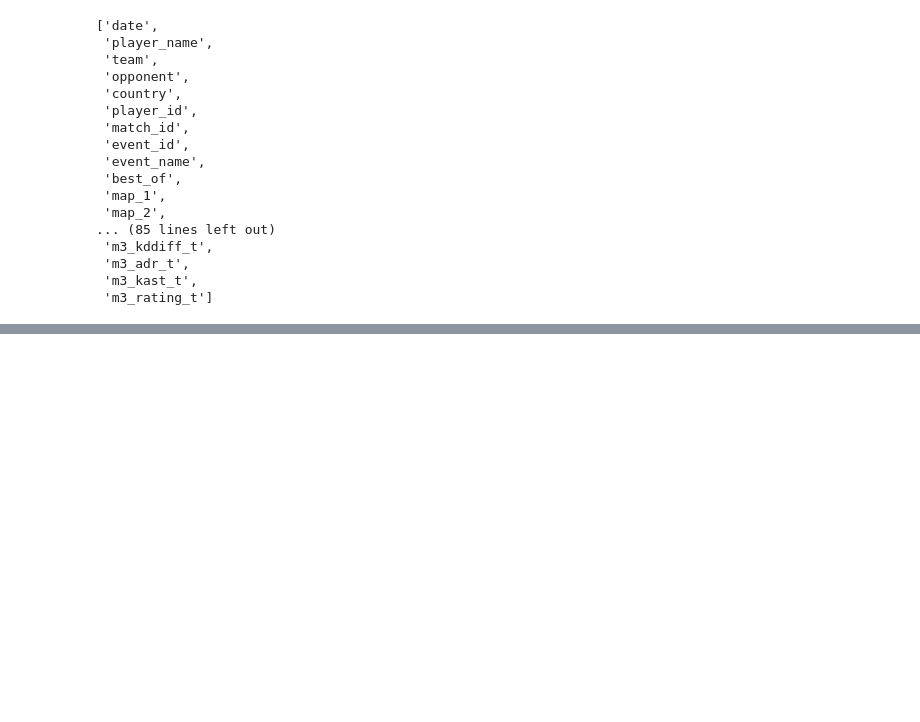
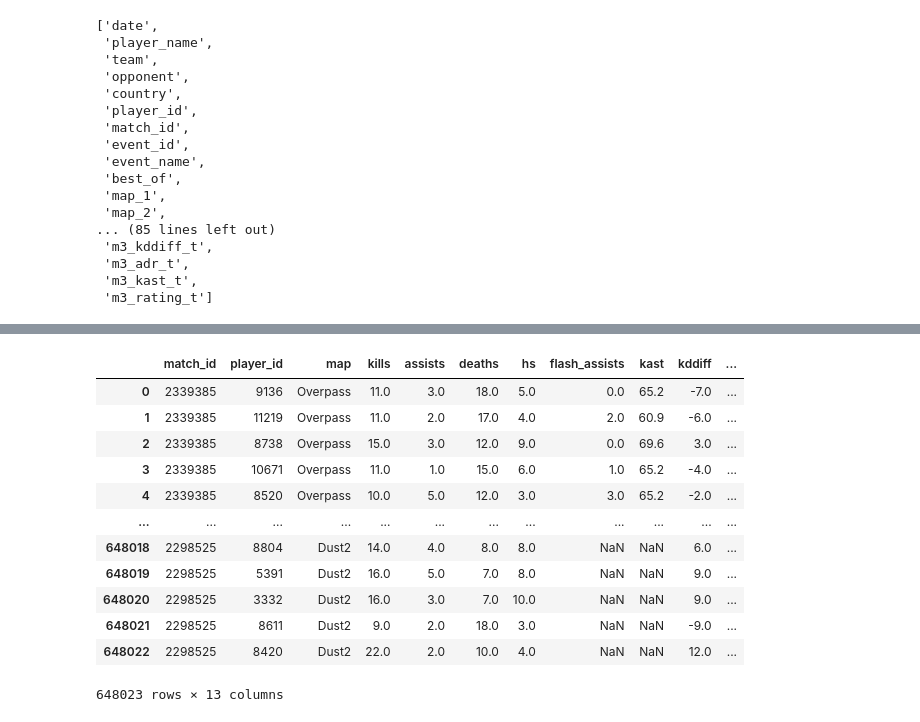
Before and after one commit to pqrt12/Final_Project, a Jupyter notebook: Notebook/ETL_process_historical_data.ipynb, the cells around one changed output, grey strips where cells are left out. Cells and saved outputs as stored; diff of their text form; code cells hidden in the pictures; blank space fills up the shorter version.

```diff
--- a/Notebook/ETL_process_historical_data.ipynb
+++ b/Notebook/ETL_process_historical_data.ipynb
@@ -399,0 +657,18 @@ players_map1_df
+# %%
+# Forming a player_results DataFrame
+player_results_df = pd.concat([players_map1_df_nna, players_map2_df_nna, players_map3_df_nna], ignore_index=True)
+player_results_df
+# %% [output]
+|  | match_id | player_id | map | kills | assists | deaths | hs | flash_assists | kast | kddiff | ... |
+| 0 | 2339385 | 9136 | Overpass | 11.0 | 3.0 | 18.0 | 5.0 | 0.0 | 65.2 | -7.0 | ... |
+| 1 | 2339385 | 11219 | Overpass | 11.0 | 2.0 | 17.0 | 4.0 | 2.0 | 60.9 | -6.0 | ... |
+| 2 | 2339385 | 8738 | Overpass | 15.0 | 3.0 | 12.0 | 9.0 | 0.0 | 69.6 | 3.0 | ... |
+| 3 | 2339385 | 10671 | Overpass | 11.0 | 1.0 | 15.0 | 6.0 | 1.0 | 65.2 | -4.0 | ... |
+| 4 | 2339385 | 8520 | Overpass | 10.0 | 5.0 | 12.0 | 3.0 | 3.0 | 65.2 | -2.0 | ... |
+| ... | ... | ... | ... | ... | ... | ... | ... | ... | ... | ... | ... |
+| 648018 | 2298525 | 8804 | Dust2 | 14.0 | 4.0 | 8.0 | 8.0 | NaN | NaN | 6.0 | ... |
+| 648019 | 2298525 | 5391 | Dust2 | 16.0 | 5.0 | 7.0 | 8.0 | NaN | NaN | 9.0 | ... |
+| 648020 | 2298525 | 3332 | Dust2 | 16.0 | 3.0 | 7.0 | 10.0 | NaN | NaN | 9.0 | ... |
+| 648021 | 2298525 | 8611 | Dust2 | 9.0 | 2.0 | 18.0 | 3.0 | NaN | NaN | -9.0 | ... |
+| 648022 | 2298525 | 8420 | Dust2 | 22.0 | 2.0 | 10.0 | 4.0 | NaN | NaN | 12.0 | ... |
+648023 rows × 13 columns
```
Also changed, not shown: parts of 20 cells of this notebook.
